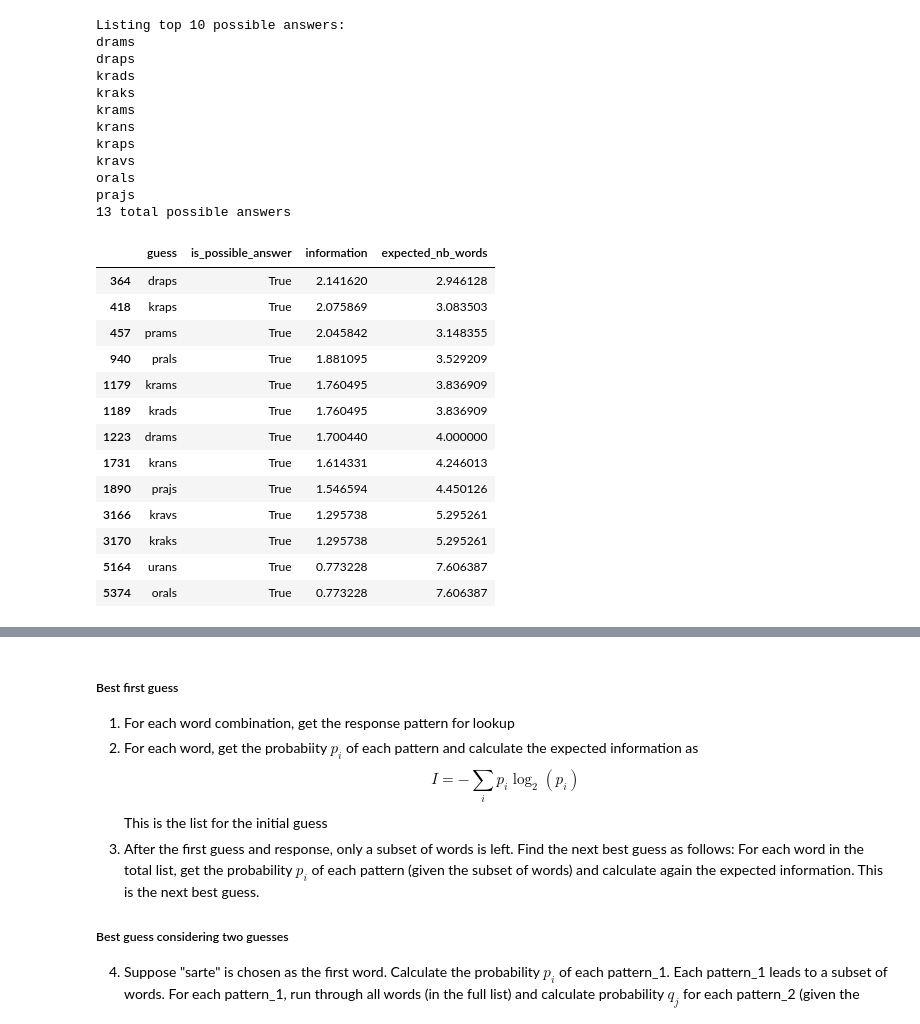
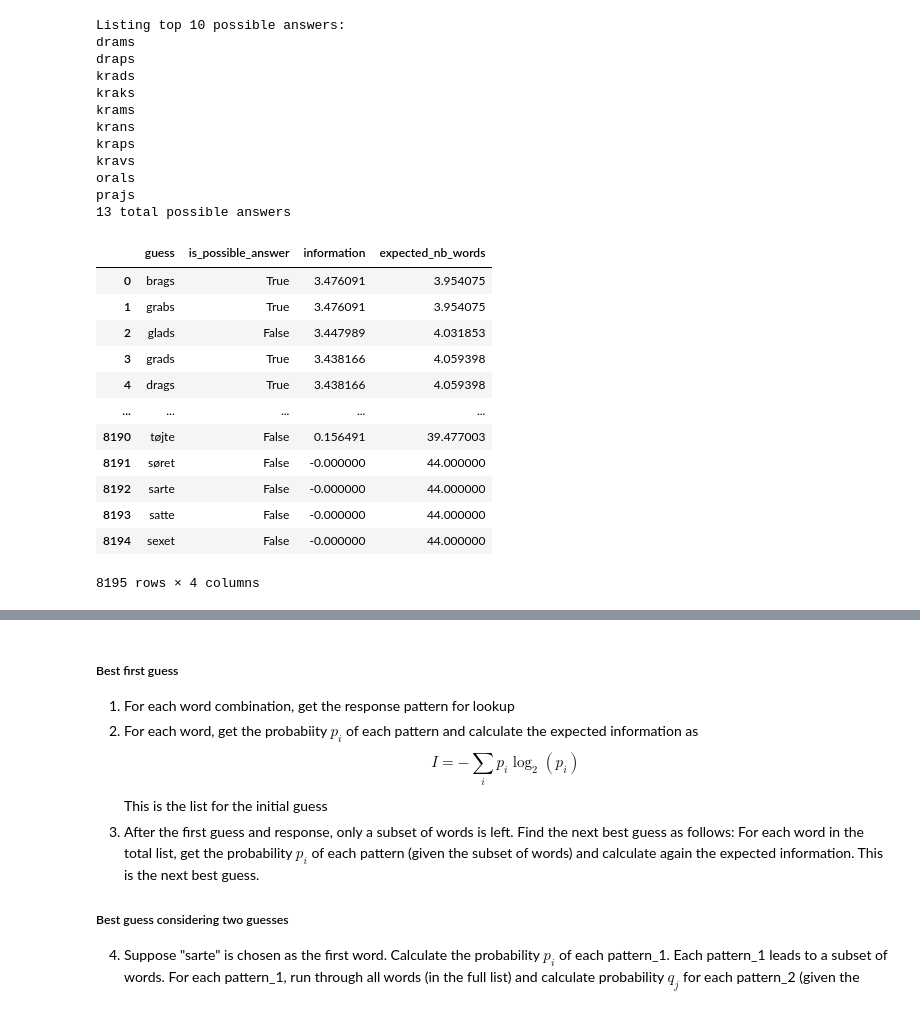
Before and after one commit to jacobsbach/wordle, a Jupyter notebook: wordle.ipynb, the cells around one changed output, grey strips where cells are left out. Saved outputs shown, nothing was run; the diff lists cells and outputs as text; code cells hidden in the pictures.

```diff
--- a/wordle.ipynb
+++ b/wordle.ipynb
@@ -55,20 +257,20 @@ kravs
 orals
 prajs
 13 total possible answers
-# %%
-ws.get_best_guesses(only_possible = True)
-# %% [output]
-|  | guess | is_possible_answer | information | expected_nb_words |
-| 364 | draps | True | 2.141620 | 2.946128 |
-| 418 | kraps | True | 2.075869 | 3.083503 |
-| 457 | prams | True | 2.045842 | 3.148355 |
-| 940 | prals | True | 1.881095 | 3.529209 |
-| 1179 | krams | True | 1.760495 | 3.836909 |
-| 1189 | krads | True | 1.760495 | 3.836909 |
-| 1223 | drams | True | 1.700440 | 4.000000 |
-| 1731 | krans | True | 1.614331 | 4.246013 |
-| 1890 | prajs | True | 1.546594 | 4.450126 |
-| 3166 | kravs | True | 1.295738 | 5.295261 |
-| 3170 | kraks | True | 1.295738 | 5.295261 |
-| 5164 | urans | True | 0.773228 | 7.606387 |
-| 5374 | orals | True | 0.773228 | 7.606387 |
+# %%
+df_best1 = ws.get_best_guesses()
+df_best1
+# %% [output]
+|  | guess | is_possible_answer | information | expected_nb_words |
+| 0 | brags | True | 3.476091 | 3.954075 |
+| 1 | grabs | True | 3.476091 | 3.954075 |
+| 2 | glads | False | 3.447989 | 4.031853 |
+| 3 | grads | True | 3.438166 | 4.059398 |
+| 4 | drags | True | 3.438166 | 4.059398 |
+| ... | ... | ... | ... | ... |
+| 8190 | tøjte | False | 0.156491 | 39.477003 |
+| 8191 | søret | False | -0.000000 | 44.000000 |
+| 8192 | sarte | False | -0.000000 | 44.000000 |
+| 8193 | satte | False | -0.000000 | 44.000000 |
+| 8194 | sexet | False | -0.000000 | 44.000000 |
+8195 rows × 4 columns
```
Also changed, not shown: parts of 32 cells of this notebook, 2 other files.
